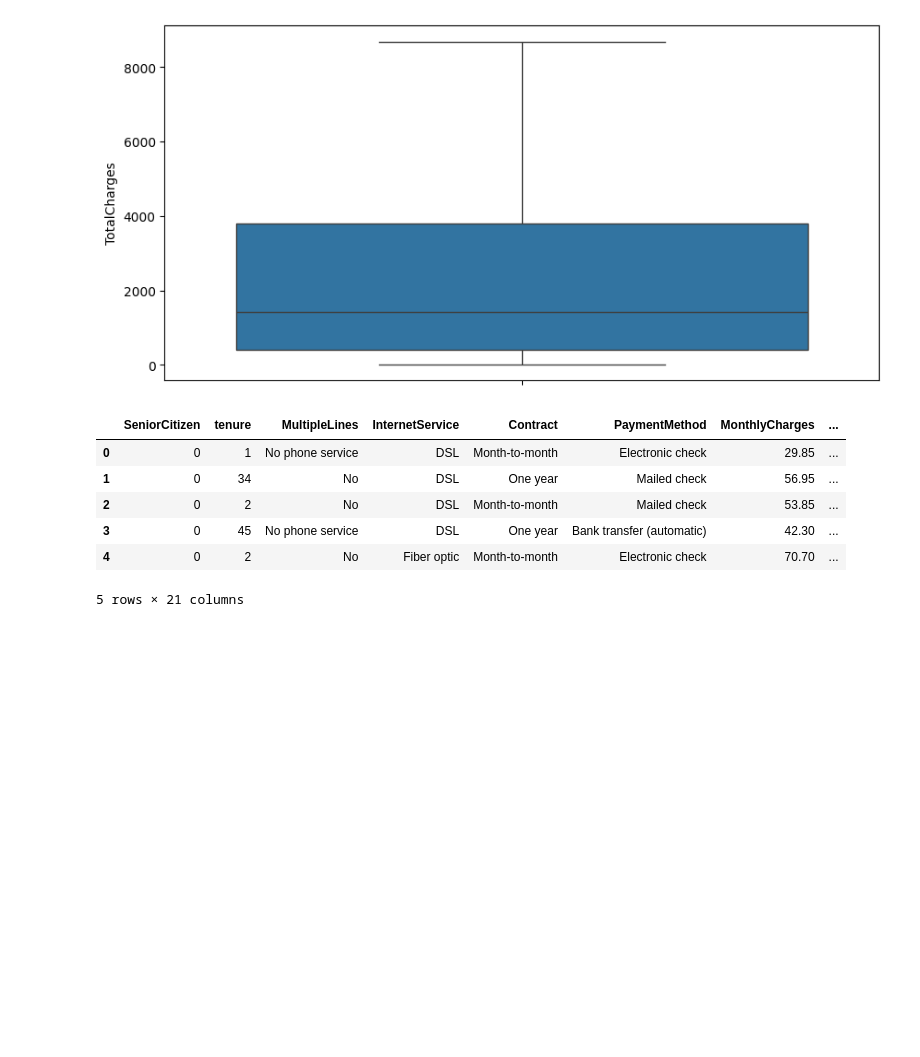
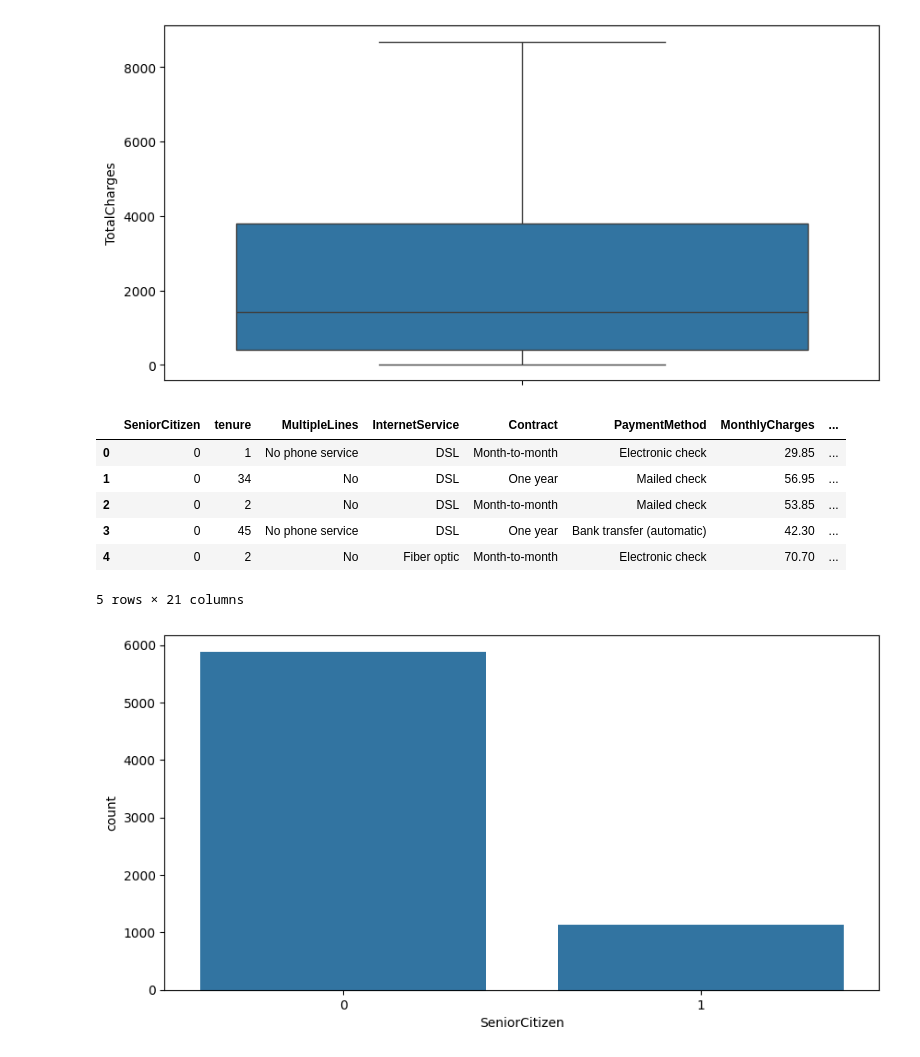
Before and after one commit to Kif30/Customer-Churn-Prediction, a Jupyter notebook: Customer_Churn_Prediction.ipynb, the cells around one changed output. Saved outputs shown, nothing was run; the diff lists cells and outputs as text; code cells hidden in the pictures; blank space fills up the shorter version.

```diff
--- a/Customer_Churn_Prediction.ipynb
+++ b/Customer_Churn_Prediction.ipynb
@@ -293,3 +293,9 @@ df.head()
 | 3 | 0 | 45 | No phone service | DSL | One year | Bank transfer (automatic) | 42.30 | ... |
 | 4 | 0 | 2 | No | Fiber optic | Month-to-month | Electronic check | 70.70 | ... |
 5 rows × 21 columns
+# %%
+plt.figure(figsize=(10,5))
+sns.countplot(df,x='SeniorCitizen')
+plt.show()
+# %% [output]
+[figure, added]
```
Also changed, not shown: parts of 12 cells of this notebook.
